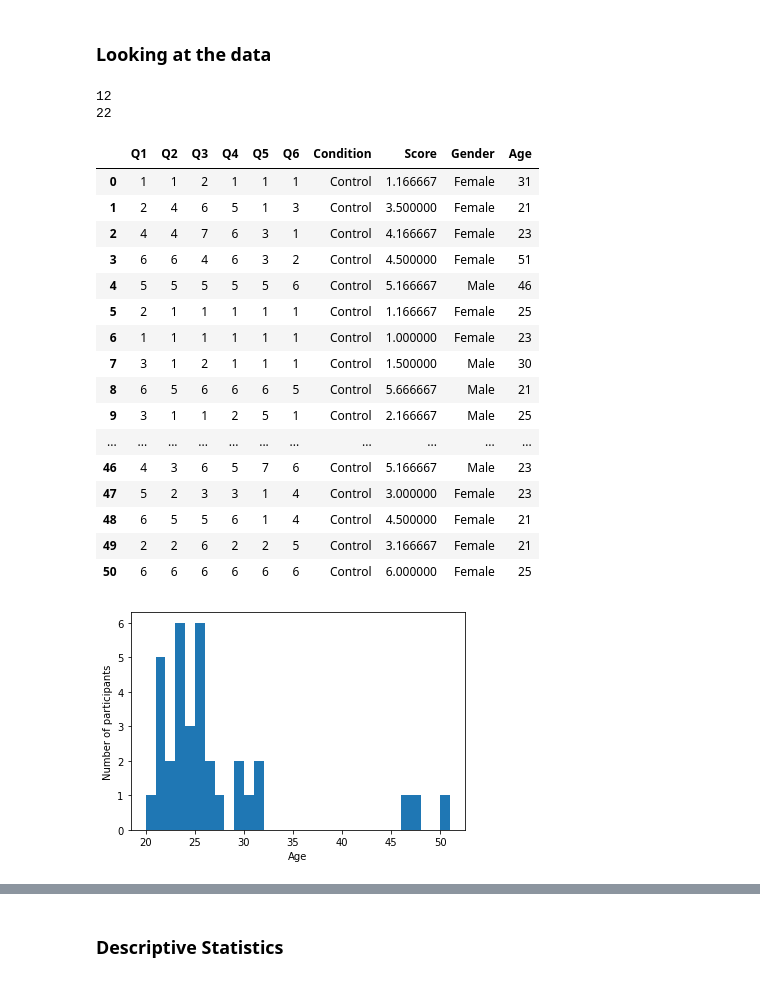
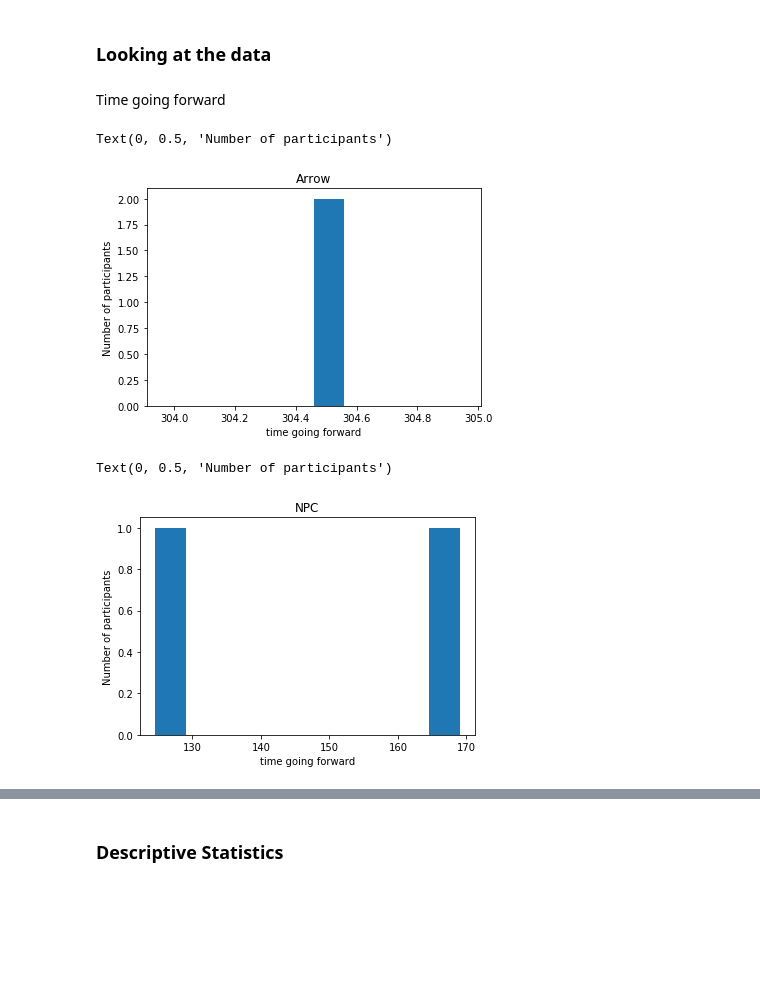
Before and after one commit to latedude2/P5-data-analysis, a Jupyter notebook: P5_result_analysis.ipynb, the cells around one changed output, grey strips where cells are left out. Saved outputs shown, nothing was run; the diff lists cells and outputs as text; code cells hidden in the pictures; blank space fills up the shorter version.

```diff
--- a/P5_result_analysis.ipynb
+++ b/P5_result_analysis.ipynb
@@ -27,39 +36,20 @@ data.head(60)
 # %% [markdown]
 ### Looking at the data
-# %%
-#Gender
-controlMaleQ1 = cleanDataControl.loc[(cleanDataControl["Condition"] == "Control") & (cleanDataControl["Gender"] == "Male"), "Q1"]
-controlFemaleQ1 = cleanDataControl.loc[(cleanDataControl["Condition"] == "Control") & (cleanDataControl["Gender"] == "Female"), "Q1"]
-print(controlMaleQ1.count())  # count of males
-print(controlFemaleQ1.count())# count of females
-
-control = cleanDataControl[cleanDataControl['Condition'] == 'Control']
-test = cleanDataControl[cleanDataControl['Condition'] == 'Test']
-
-
-plt.hist(control["Age"], bins = 31)
-plt.xlabel("Age")
-plt.ylabel("Number of participants")
-
-control
-# %% [output]
-12
-22
-|  | Q1 | Q2 | Q3 | Q4 | Q5 | Q6 | Condition | Score | Gender | Age |
-| 0 | 1 | 1 | 2 | 1 | 1 | 1 | Control | 1.166667 | Female | 31 |
-| 1 | 2 | 4 | 6 | 5 | 1 | 3 | Control | 3.500000 | Female | 21 |
-| 2 | 4 | 4 | 7 | 6 | 3 | 1 | Control | 4.166667 | Female | 23 |
-| 3 | 6 | 6 | 4 | 6 | 3 | 2 | Control | 4.500000 | Female | 51 |
-| 4 | 5 | 5 | 5 | 5 | 5 | 6 | Control | 5.166667 | Male | 46 |
-| 5 | 2 | 1 | 1 | 1 | 1 | 1 | Control | 1.166667 | Female | 25 |
-| 6 | 1 | 1 | 1 | 1 | 1 | 1 | Control | 1.000000 | Female | 23 |
-| 7 | 3 | 1 | 2 | 1 | 1 | 1 | Control | 1.500000 | Male | 30 |
-| 8 | 6 | 5 | 6 | 6 | 6 | 5 | Control | 5.666667 | Male | 21 |
-| 9 | 3 | 1 | 1 | 2 | 5 | 1 | Control | 2.166667 | Male | 25 |
-| ... | ... | ... | ... | ... | ... | ... | ... | ... | ... | ... |
-| 46 | 4 | 3 | 6 | 5 | 7 | 6 | Control | 5.166667 | Male | 23 |
-| 47 | 5 | 2 | 3 | 3 | 1 | 4 | Control | 3.000000 | Female | 23 |
-| 48 | 6 | 5 | 5 | 6 | 1 | 4 | Control | 4.500000 | Female | 21 |
-| 49 | 2 | 2 | 6 | 2 | 2 | 5 | Control | 3.166667 | Female | 21 |
-| 50 | 6 | 6 | 6 | 6 | 6 | 6 | Control | 6.000000 | Female | 25 |
-[figure, removed]
+# %% [markdown]
+Time going forward
+# %%
+plt.hist(data.loc[data["condition"] == "Arrow", 'time going forward'], bins = 10)
+plt.title("Arrow")
+plt.xlabel("time going forward")
+plt.ylabel("Number of participants")
+# %% [output]
+Text(0, 0.5, 'Number of participants')
+[figure, added]
+# %%
+plt.hist(data.loc[data["condition"] == "NPC", 'time going forward'], bins = 10)
+plt.title("NPC")
+plt.xlabel("time going forward")
+plt.ylabel("Number of participants")
+# %% [output]
+Text(0, 0.5, 'Number of participants')
+[figure, added]
```
Also changed, not shown: parts of 47 cells of this notebook, 2 other files.
